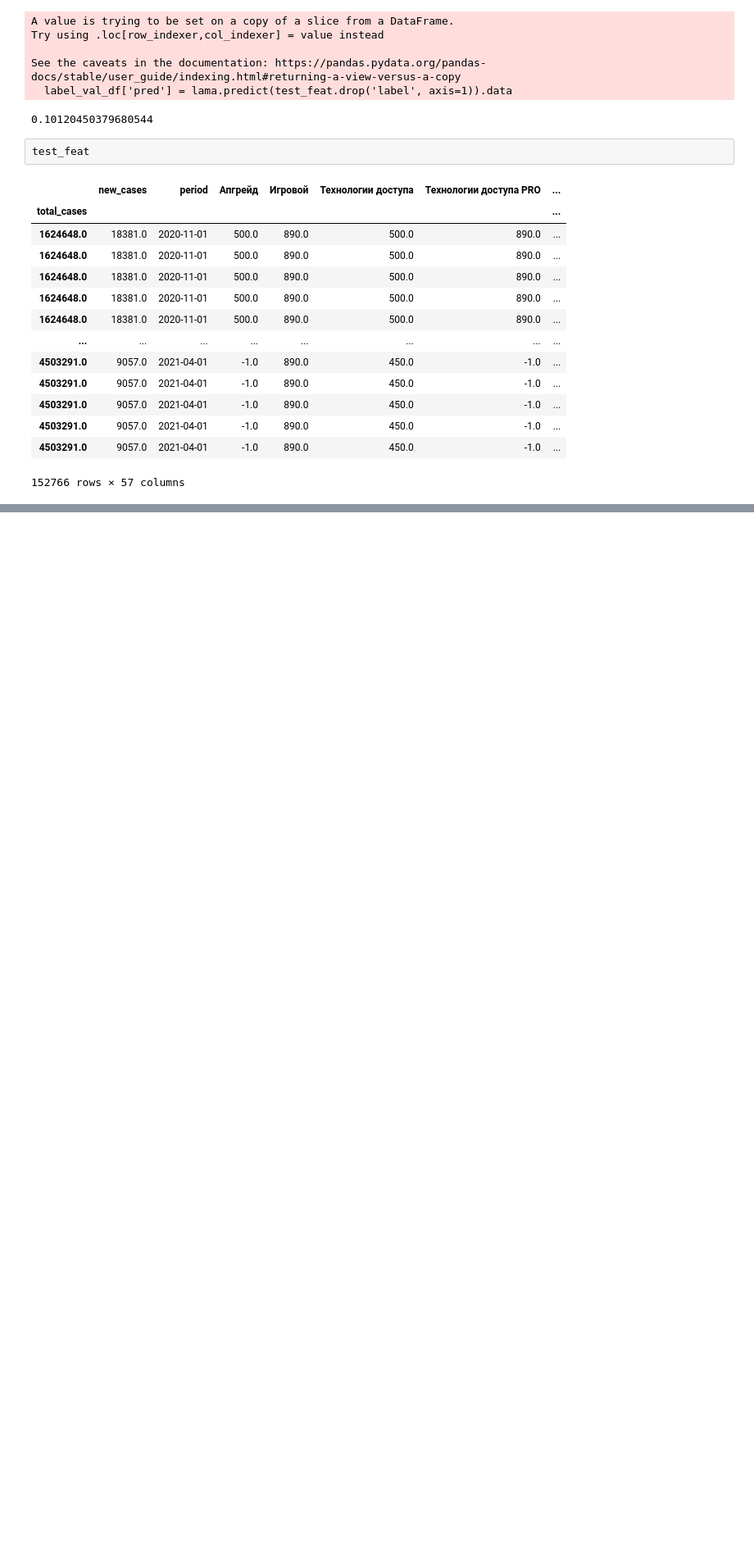
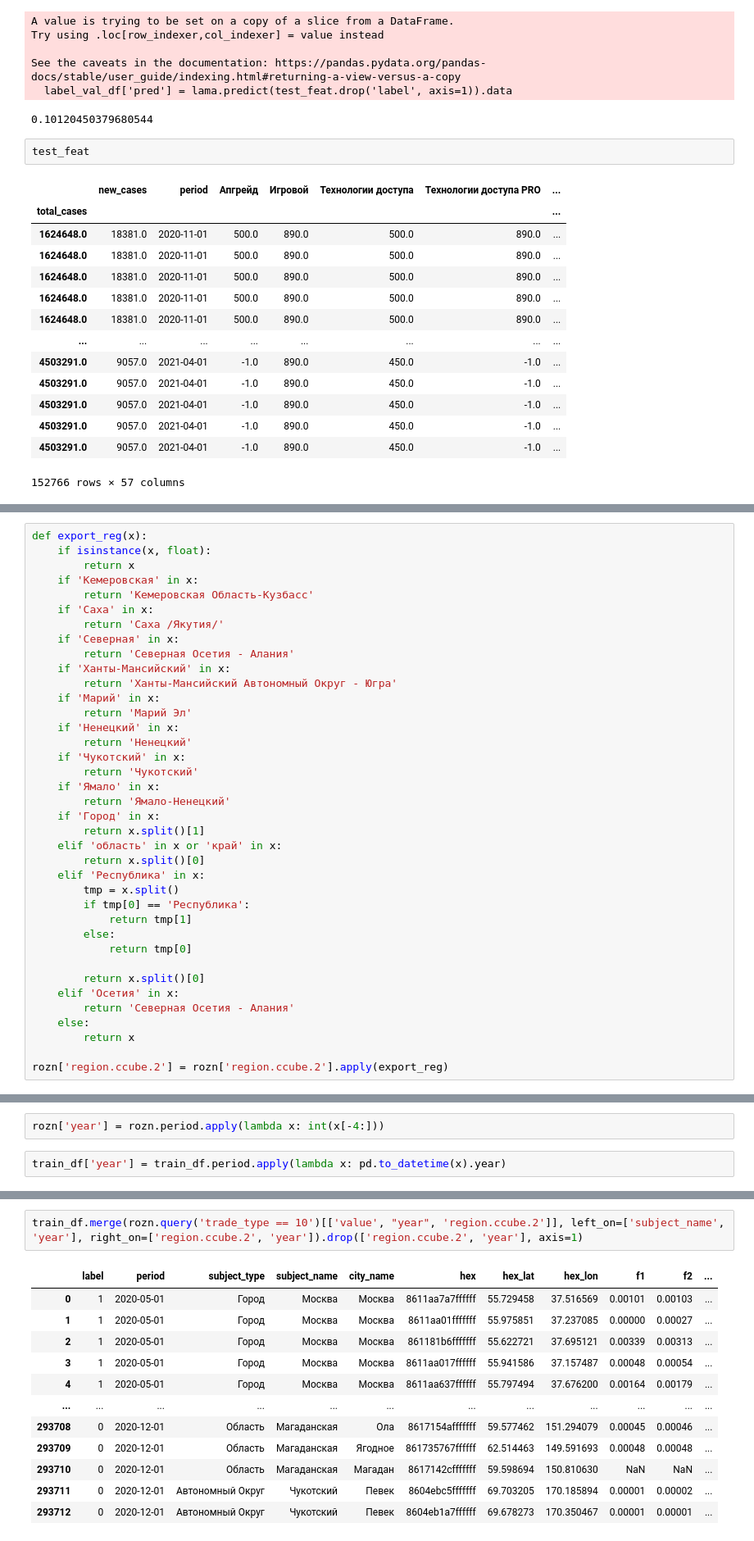
Before and after one commit to mansasha21/sftb-rostelecom, a Jupyter notebook: baseline.ipynb, the cells around one changed output, grey strips where cells are left out. Shown at 82% size. Cells and saved outputs as stored; diff of their text form; blank space fills up the shorter version.

```diff
--- a/baseline.ipynb
+++ b/baseline.ipynb
@@ -571,0 +611,38 @@ test_feat
+# %%
+def export_reg(x):
+    if isinstance(x, float):
+        return x
+    if 'Кемеровская' in x:
+        return 'Кемеровская Область-Кузбасс'
+    if 'Саха' in x:
+        return 'Саха /Якутия/'
+    if 'Северная' in x:
+        return 'Северная Осетия - Алания'
+    if 'Ханты-Мансийский' in x:
+        return 'Ханты-Мансийский Автономный Округ - Югра'
+    if 'Марий' in x:
+        return 'Марий Эл'
+    if 'Ненецкий' in x:
+        return 'Ненецкий'
+    if 'Чукотский' in x:
+        return 'Чукотский'
+    if 'Ямало' in x:
+        return 'Ямало-Ненецкий'
+    if 'Город' in x:
+        return x.split()[1]
+    elif 'область' in x or 'край' in x:
+        return x.split()[0]
+    elif 'Республика' in x:
+        tmp = x.split()
+        if tmp[0] == 'Республика':
+            return tmp[1]
+        else:
+            return tmp[0]
+
+        return x.split()[0]
+    elif 'Осетия' in x:
+        return 'Северная Осетия - Алания'
+    else:
+        return x
+
+rozn['region.ccube.2'] = rozn['region.ccube.2'].apply(export_reg)
@@ -571,0 +651,4 @@ test_feat
+# %%
+rozn['year'] = rozn.period.apply(lambda x: int(x[-4:]))
+# %%
+train_df['year'] = train_df.period.apply(lambda x: pd.to_datetime(x).year)
@@ -571,0 +665,15 @@ test_feat
+# %%
+train_df.merge(rozn.query('trade_type == 10')[['value', "year", 'region.ccube.2']], left_on=['subject_name', 'year'], right_on=['region.ccube.2', 'year']).drop(['region.ccube.2', 'year'], axis=1)
+# %% [output]
+|  | label | period | subject_type | subject_name | city_name | hex | hex_lat | hex_lon | f1 | f2 | ... |
+| 0 | 1 | 2020-05-01 | Город | Москва | Москва | 8611aa7a7ffffff | 55.729458 | 37.516569 | 0.00101 | 0.00103 | ... |
+| 1 | 1 | 2020-05-01 | Город | Москва | Москва | 8611aa01fffffff | 55.975851 | 37.237085 | 0.00000 | 0.00027 | ... |
+| 2 | 1 | 2020-05-01 | Город | Москва | Москва | 861181b6fffffff | 55.622721 | 37.695121 | 0.00339 | 0.00313 | ... |
+| 3 | 1 | 2020-05-01 | Город | Москва | Москва | 8611aa017ffffff | 55.941586 | 37.157487 | 0.00048 | 0.00054 | ... |
+| 4 | 1 | 2020-05-01 | Город | Москва | Москва | 8611aa637ffffff | 55.797494 | 37.676200 | 0.00164 | 0.00179 | ... |
+| ... | ... | ... | ... | ... | ... | ... | ... | ... | ... | ... | ... |
+| 293708 | 0 | 2020-12-01 | Область | Магаданская | Ола | 8617154afffffff | 59.577462 | 151.294079 | 0.00045 | 0.00046 | ... |
+| 293709 | 0 | 2020-12-01 | Область | Магаданская | Ягодное | 861735767ffffff | 62.514463 | 149.591693 | 0.00048 | 0.00048 | ... |
+| 293710 | 0 | 2020-12-01 | Область | Магаданская | Магадан | 8617142cfffffff | 59.598694 | 150.810630 | NaN | NaN | ... |
+| 293711 | 0 | 2020-12-01 | Автономный Округ | Чукотский | Певек | 8604ebc5fffffff | 69.703205 | 170.185894 | 0.00001 | 0.00002 | ... |
+| 293712 | 0 | 2020-12-01 | Автономный Округ | Чукотский | Певек | 8604eb1a7ffffff | 69.678273 | 170.350467 | 0.00001 | 0.00001 | ... |
```
Also changed, not shown: parts of 6 cells of this notebook.
